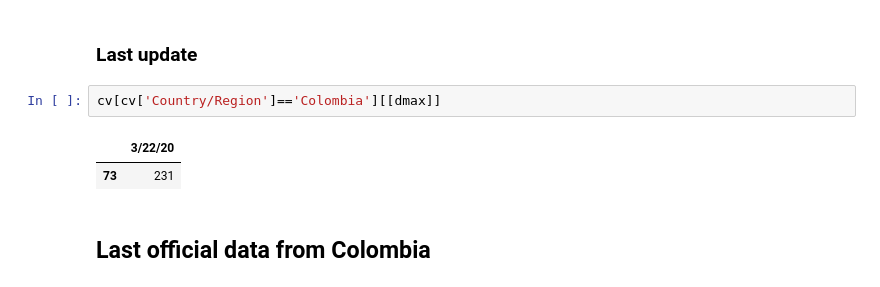
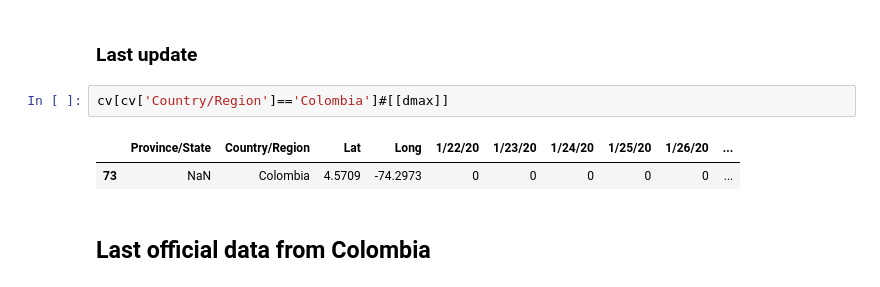
Before and after one commit to restrepo/COVID-19, a Jupyter notebook: covid.ipynb, the cells around one changed output. Saved outputs shown, nothing was run; the diff lists cells and outputs as text.

```diff
--- a/covid.ipynb
+++ b/covid.ipynb
@@ -492,10 +506,10 @@ plt.savefig('contention.png')
 # %% [markdown]
 ### Last update
 # %%
-cv[cv['Country/Region']=='Colombia'][[dmax]]
+cv[cv['Country/Region']=='Colombia']#[[dmax]]
 # %% [output]
-|  | 3/22/20 |
-| 73 | 231 |
+|  | Province/State | Country/Region | Lat | Long | 1/22/20 | 1/23/20 | 1/24/20 | 1/25/20 | 1/26/20 | ... |
+| 73 | NaN | Colombia | 4.5709 | -74.2973 | 0 | 0 | 0 | 0 | 0 | ... |
 # %% [markdown]
 ## Last official data from Colombia
 # %%
```
Also changed, not shown: parts of 17 cells of this notebook.
